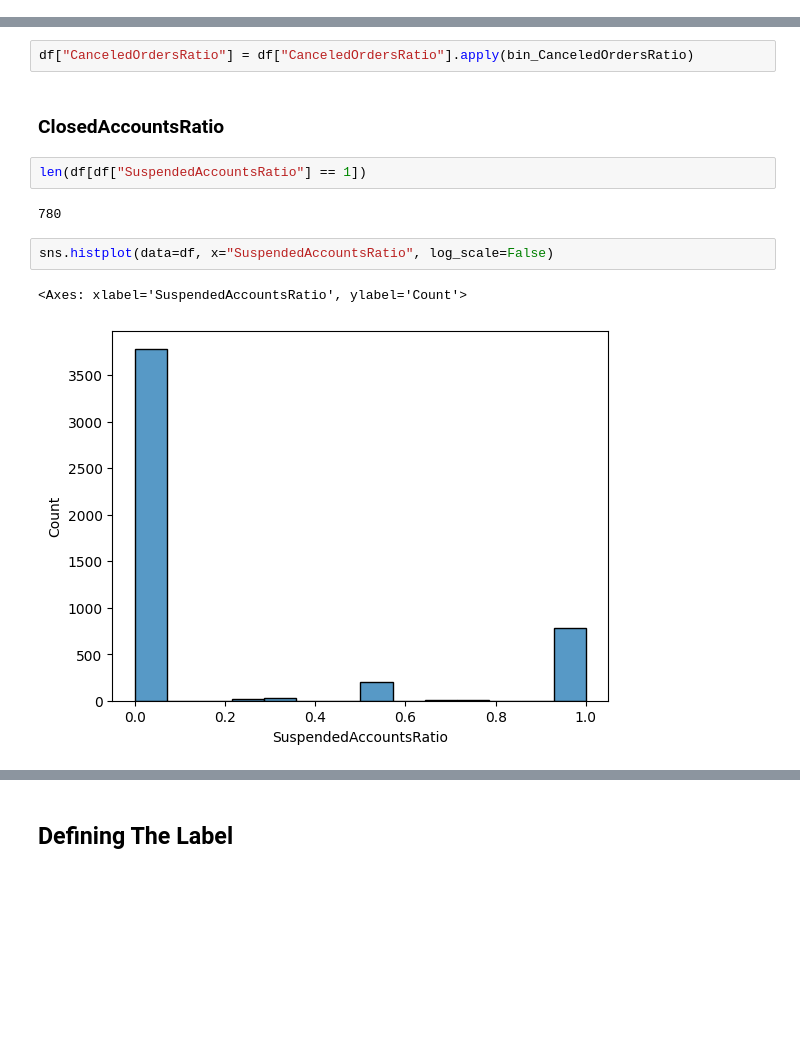
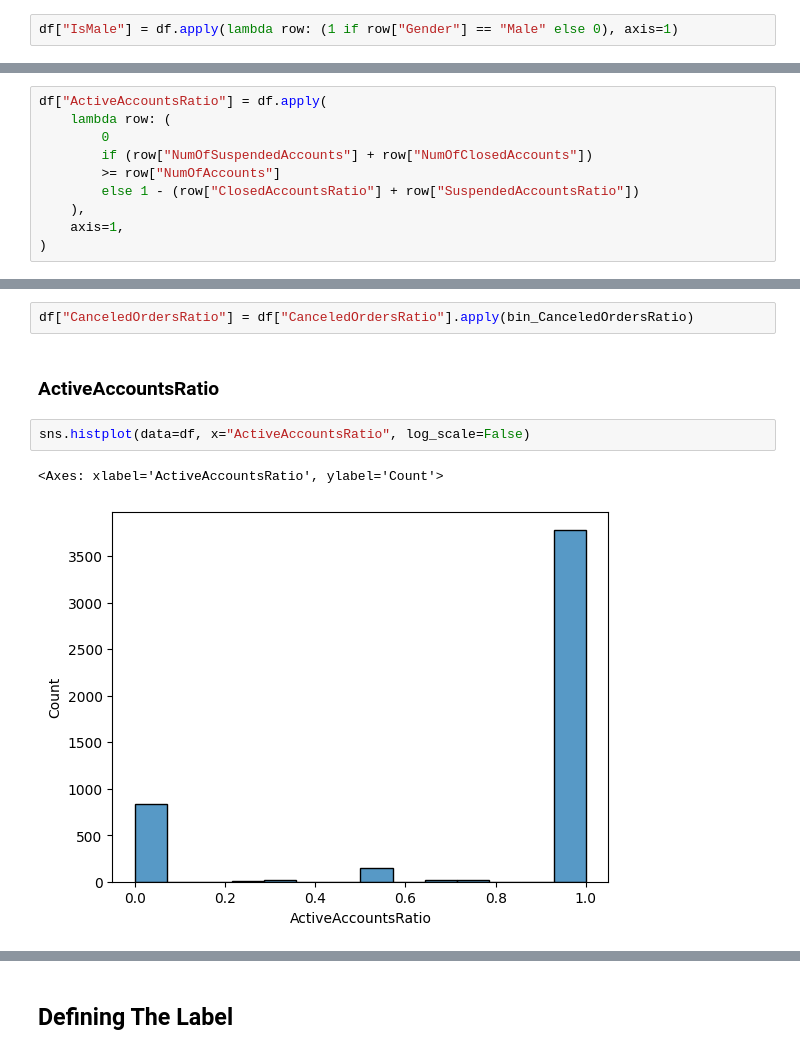
Before and after one commit to useframi1/SU-EFG, a Jupyter notebook: Scripts/data-processing-script.ipynb, the cells around one changed output, grey strips where cells are left out. Saved outputs shown, nothing was run; the diff lists cells and outputs as text; blank space fills up the shorter version.

Commit message:
Removed ClosedAccountsRatio and SuspendedAccountsRatio. Added the ActiveAccountsRatio. Changed the churn label condition to be ActiveAccountsRatio == "Low". Changed the Gender column to IsMale.

```diff
--- a/Scripts/data-processing-script.ipynb
+++ b/Scripts/data-processing-script.ipynb
@@ -523,6 +519,8 @@ df["Age"] = (df_account_level.groupby("ClientID")["Age"].first().reset_index())[
 df["RiskRate"] = (
     df_account_level.groupby("ClientID")["RiskRate"].first().reset_index()
 )["RiskRate"]
+# %%
+df["IsMale"] = df.apply(lambda row: (1 if row["Gender"] == "Male" else 0), axis=1)
 # %%
 df["NumOfAccounts"] = df_account_level.groupby("ClientID").size().values
 # %%
@@ -649,6 +647,16 @@ df["AvgExecutedQuantityRatio"] = (
 df["ClosedAccountsRatio"] = df["NumOfClosedAccounts"] / df["NumOfAccounts"]
 # %%
 df["SuspendedAccountsRatio"] = df["NumOfSuspendedAccounts"] / df["NumOfAccounts"]
+# %%
+df["ActiveAccountsRatio"] = df.apply(
+    lambda row: (
+        0
+        if (row["NumOfSuspendedAccounts"] + row["NumOfClosedAccounts"])
+        >= row["NumOfAccounts"]
+        else 1 - (row["ClosedAccountsRatio"] + row["SuspendedAccountsRatio"])
+    ),
+    axis=1,
+)
 # %% [markdown]
 Drop clients who have 0 orders
 # %%
@@ -810,13 +796,9 @@ def bin_CanceledOrdersRatio(value):
 # %%
 df["CanceledOrdersRatio"] = df["CanceledOrdersRatio"].apply(bin_CanceledOrdersRatio)
 # %% [markdown]
-### ClosedAccountsRatio
+### ActiveAccountsRatio
-# %%
-len(df[df["SuspendedAccountsRatio"] == 1])
-# %% [output]
-780
 # %%
-sns.histplot(data=df, x="SuspendedAccountsRatio", log_scale=False)
+sns.histplot(data=df, x="ActiveAccountsRatio", log_scale=False)
 # %% [output]
-<Axes: xlabel='SuspendedAccountsRatio', ylabel='Count'>
+<Axes: xlabel='ActiveAccountsRatio', ylabel='Count'>
-[figure, old version]
+[figure, new version]
```
Also changed, not shown: parts of 25 cells of this notebook, 2 other files.
